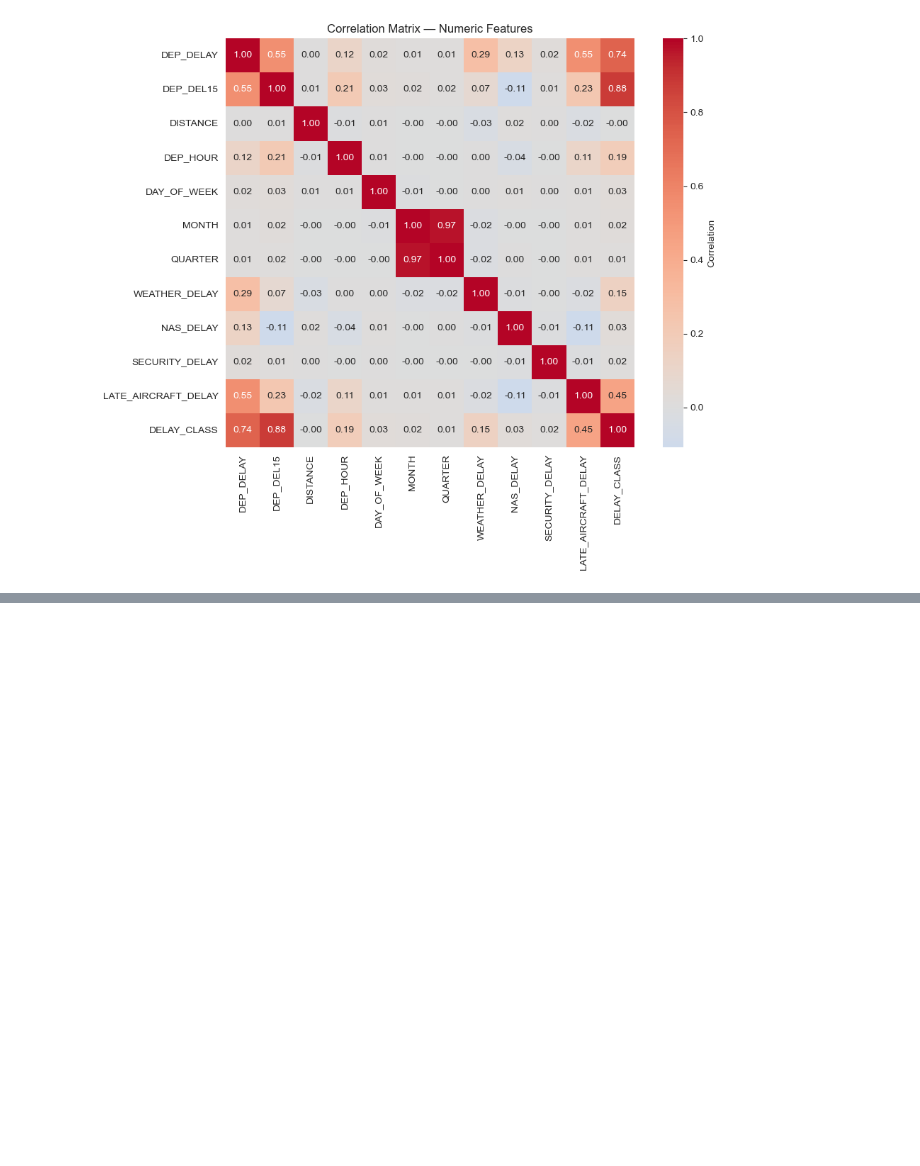
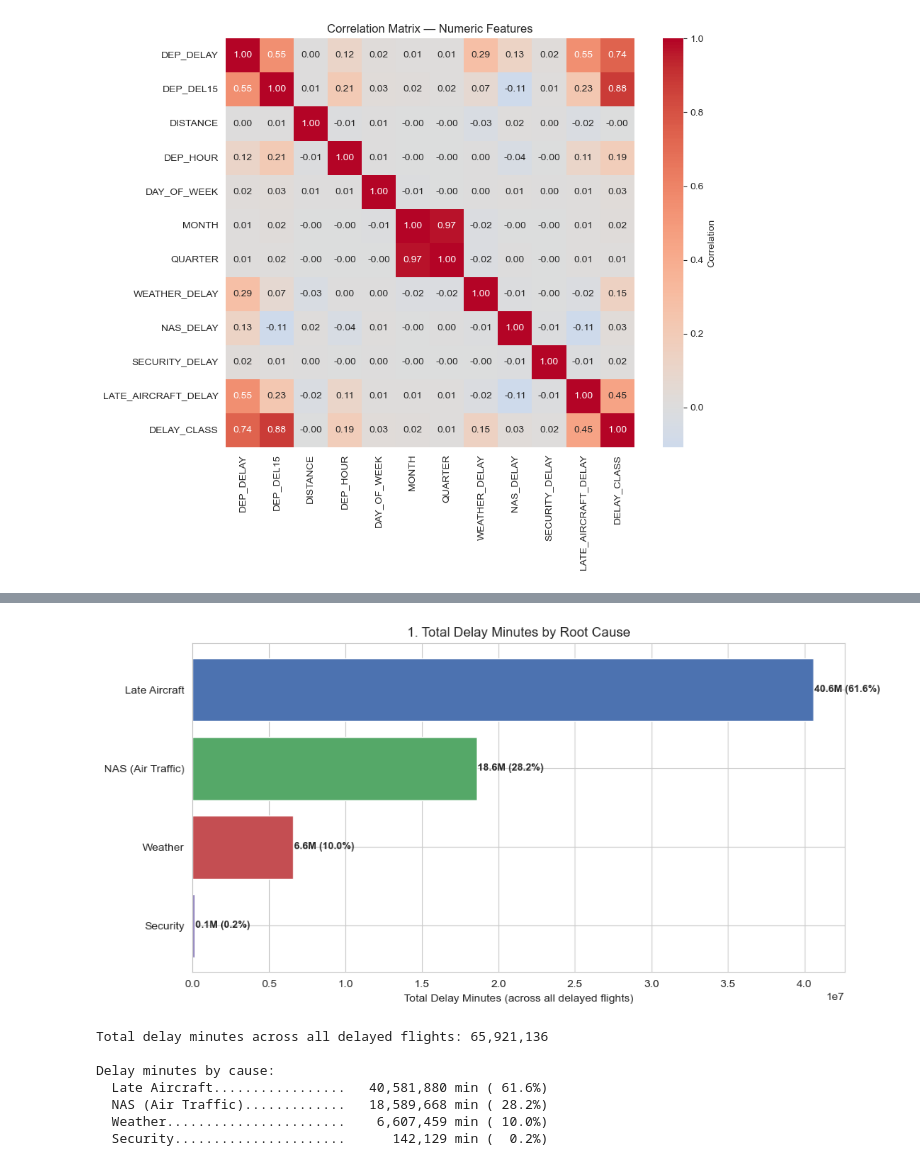
Before and after one commit to dennisous/STT811-Project, a Jupyter notebook: eda.ipynb, the cells around one changed output, grey strips where cells are left out. Cells and saved outputs as stored; diff of their text form; code cells hidden in the pictures; blank space fills up the shorter version.

Commit message:
Added Delay Cause Analysis EDA

```diff
--- a/eda.ipynb
+++ b/eda.ipynb
@@ -538,0 +544,78 @@ plt.show()
+# %%
+# Analyze root causes of delays
+# Focus on flights with delays (DEP_DEL15 == 1 or DEP_DELAY > 0)
+df_delayed = df[df["DEP_DELAY"] > 0].copy()
+
+# Sum total delay minutes by cause
+delay_causes = {
+    "Weather": df_delayed["WEATHER_DELAY"].sum(),
+    "NAS (Air Traffic)": df_delayed["NAS_DELAY"].sum(),
+    "Security": df_delayed["SECURITY_DELAY"].sum(),
+    "Late Aircraft": df_delayed["LATE_AIRCRAFT_DELAY"].sum(),
+}
+
+# Remove zero-value causes for clarity
+delay_causes = {k: v for k, v in delay_causes.items() if v > 0}
+delay_causes_sorted = dict(sorted(delay_causes.items(), key=lambda x: x[1], reverse=True))
+
+# Total delay minutes
+total_delay_minutes = sum(delay_causes_sorted.values())
+
+fig, axes = plt.subplots(1, 2, figsize=(14, 5))
+fig.suptitle("1. Total Delay Minutes by Root Cause", fontsize=12, fontweight="bold")
+
+# Bar chart — total delay minutes by cause
+ax = axes[0]
+causes = list(delay_causes_sorted.keys())
+minutes = list(delay_causes_sorted.values())
+bars = ax.barh(causes, minutes, color=["#4C72B0", "#55A868", "#C44E52", "#8172B2"])
+ax.set_xlabel("Total Delay Minutes (across all delayed flights)")
+ax.set_title("Total Impact by Cause")
+ax.invert_yaxis()
+
+# Add value labels and percentages
+for bar, minute in zip(bars, minutes):
+    pct = (minute / total_delay_minutes) * 100
+    ax.text(
+        minute + 50000,
+        bar.get_y() + bar.get_height() / 2,
+        f"{minute/1e6:.1f}M ({pct:.1f}%)",
+        va="center",
+        fontsize=9,
+        fontweight="bold",
+    )
+
+# Pie chart — % of total delay minutes by cause
+causes_list = list(delay_causes_sorted.keys())
+minutes_list = list(delay_causes_sorted.values())
+colors_pie = ["#4C72B0", "#55A868", "#C44E52", "#8172B2", "#CCB974"]
+wedges, texts, autotexts = axes[1].pie(
+    minutes_list,
+    labels=causes_list,
+    autopct="%1.1f%%",
+    colors=colors_pie[:len(causes_list)],
+    startangle=90,
+)
+axes[1].set_title("Contribution to Total Delay Minutes")
+for autotext in autotexts:
+    autotext.set_color("white")
+    autotext.set_fontweight("bold")
+    autotext.set_fontsize(9)
+
+plt.tight_layout()
+plt.show()
+
+print(f"Total delay minutes across all delayed flights: {total_delay_minutes:,.0f}")
+print("\nDelay minutes by cause:")
+for cause, minutes in delay_causes_sorted.items():
+    pct = (minutes / total_delay_minutes) * 100
+    print(f"  {cause:.<30} {minutes:>12,.0f} min ({pct:>5.1f}%)")
+# %% [output]
+[figure, added]
+Total delay minutes across all delayed flights: 65,921,136
+
+Delay minutes by cause:
+  Late Aircraft.................   40,581,880 min ( 61.6%)
+  NAS (Air Traffic).............   18,589,668 min ( 28.2%)
+  Weather.......................    6,607,459 min ( 10.0%)
+  Security......................      142,129 min (  0.2%)
```
Also changed, not shown: parts of 3 cells of this notebook.
